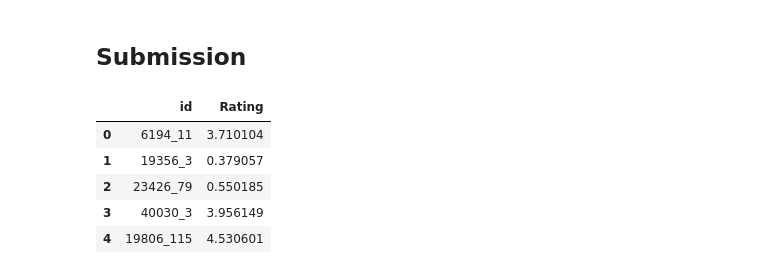
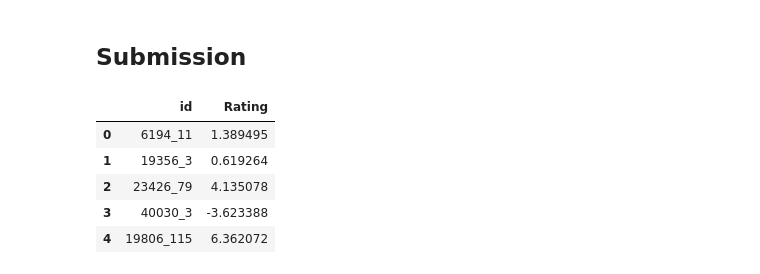
Before and after one commit to houstonsantos/joke_rating, a Jupyter notebook: joke_rating-v2.ipynb, the cells around one changed output. Cells and saved outputs as stored; diff of their text form; code cells hidden in the pictures.

```diff
--- a/joke_rating-v2.ipynb
+++ b/joke_rating-v2.ipynb
@@ -150,0 +156,2 @@ model.fit_one_cycle(n_epoch=10, lr_max=5e-3, wd=0.1)
+# %%
+model.fit_one_cycle(n_epoch=15, lr_max=10e-2, wd=0.3)
@@ -170,0 +189,3 @@ model.show_results()
+# %%
+Y = test.drop(["id"], axis=1)
+Y.head()
@@ -170,0 +199,4 @@ model.show_results()
+# %%
+pp = model.dls.test_dl(Y)
+# %%
+preds, _ = model.get_preds(dl=pp)
@@ -172,13 +206,13 @@ model.show_results()
 ## Submission
 # %%
 submit_id = pd.read_csv("dados/test.csv")["id"]
-submit = pd.DataFrame({"id": submit_id, "Rating": abs(model2.predict(test))}, columns=["id", "Rating"])
+submit = pd.DataFrame({"id": submit_id, "Rating": preds}, columns=["id", "Rating"])
 submit.to_csv("submission.csv", index=False)
 submit.head()
 # %% [output]
 |  | id | Rating |
-| 0 | 6194_11 | 3.710104 |
-| 1 | 19356_3 | 0.379057 |
-| 2 | 23426_79 | 0.550185 |
-| 3 | 40030_3 | 3.956149 |
-| 4 | 19806_115 | 4.530601 |
+| 0 | 6194_11 | 1.389495 |
+| 1 | 19356_3 | 0.619264 |
+| 2 | 23426_79 | 4.135078 |
+| 3 | 40030_3 | -3.623388 |
+| 4 | 19806_115 | 6.362072 |
```
Also changed, not shown: parts of 18 cells of this notebook, 2 other files.
